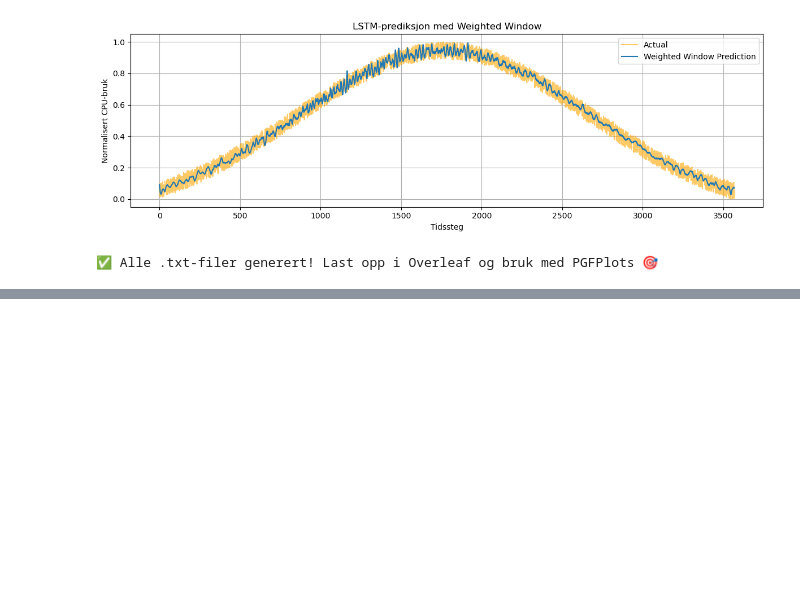
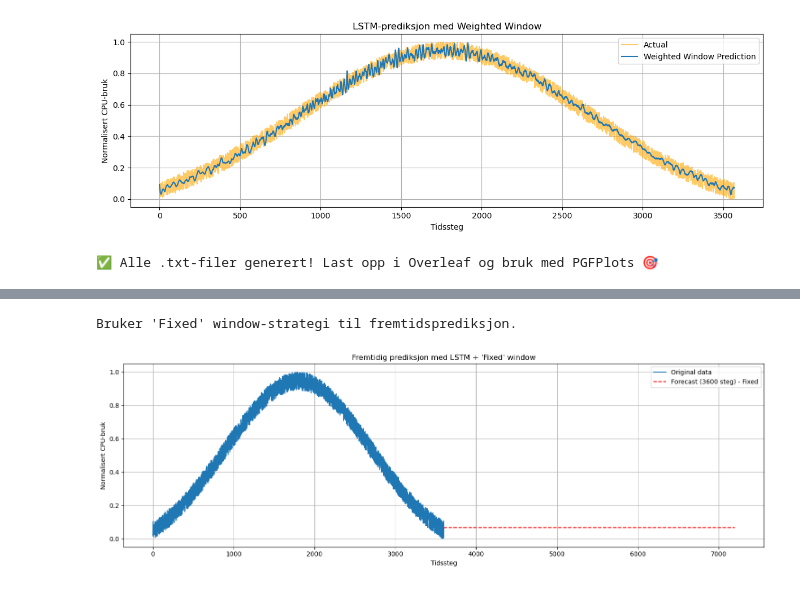
Before and after one commit to Biraveen99/Masteroppgave, a Jupyter notebook: Maskinlæring (reinforcement learning) /test5funkerantheone.ipynb, the cells around one changed output, grey strips where cells are left out. Drawn from its saved outputs; the diff is of its cells as text; code cells hidden in the pictures; blank space fills up the shorter version.

```diff
--- a/Maskinlæring (reinforcement learning) /test5funkerantheone.ipynb
+++ b/Maskinlæring (reinforcement learning) /test5funkerantheone.ipynb
@@ -314,0 +318,53 @@ Antall rader i datasett: 1000
+# %%
+# === FREMOVERPREDIKSJON: Bruker trenet modell til å predikere fremtiden ===
+future_steps = 3600
+future_input = normalized[-30:]  # start med siste 30 verdier
+future_preds = []
+
+# Valg: Bruk mest valgte strategi fra RL (eller velg selv manuelt)
+most_common_action = max(set(actions_taken), key=actions_taken.count)
+if most_common_action == 0:
+    strategy_name = "Fixed"
+    get_window = lambda data, idx: fixed_window(data, idx)
+elif most_common_action == 1:
+    strategy_name = "Variable"
+    get_window = lambda data, idx: variable_window(data, idx)
+else:
+    strategy_name = "Weighted"
+    get_window = lambda data, idx: weighted_window(data, idx)
+
+print(f"\nBruker '{strategy_name}' window-strategi til fremtidsprediksjon.\n")
+
+model.eval()  # sett modellen i evalueringsmodus
+
+with torch.no_grad():
+    for _ in range(future_steps):
+        idx = len(future_input) - 1
+        window = get_window(future_input, idx)
+
+        x = torch.tensor(window, dtype=torch.float32)
+        if x.ndim == 1:
+            x = x.unsqueeze(0).unsqueeze(-1)
+        elif x.ndim == 2:
+            x = x.unsqueeze(0)
+
+        pred = model(x)
+        pred_val = pred.item()
+
+        future_preds.append(pred_val)
+        future_input = np.append(future_input, [[pred_val]], axis=0)[-100:]
+
+# === Tegn graf med fremtidsprediksjon ===
+plt.figure(figsize=(15, 5))
+plt.plot(range(len(normalized)), normalized, label="Original data")
+plt.plot(range(len(normalized), len(normalized) + future_steps), future_preds, 'r--', label=f"Forecast ({future_steps} steg) - {strategy_name}")
+plt.title(f"Fremtidig prediksjon med LSTM + '{strategy_name}' window")
+plt.xlabel("Tidssteg")
+plt.ylabel("Normalisert CPU-bruk")
+plt.legend()
+plt.grid(True)
+plt.tight_layout()
+plt.show()
+# %% [output]
+Bruker 'Fixed' window-strategi til fremtidsprediksjon.
+[figure, added]
```
Also changed, not shown: parts of 3 cells of this notebook, 2 other files.
